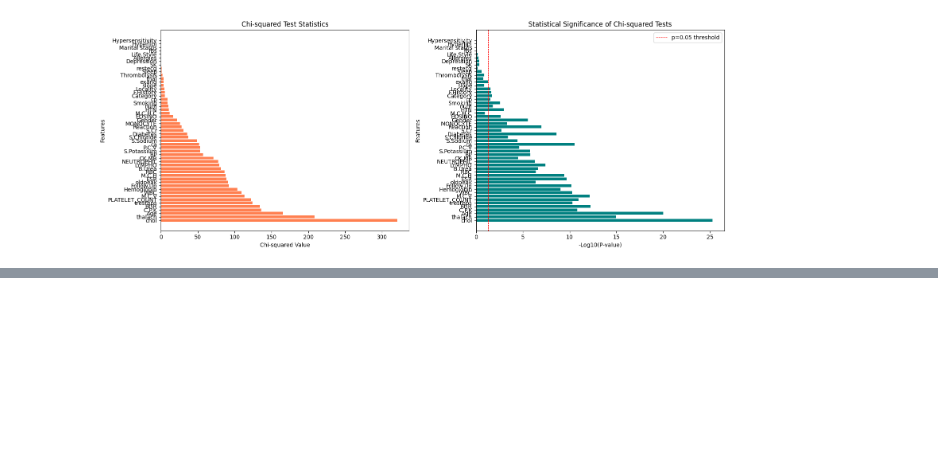
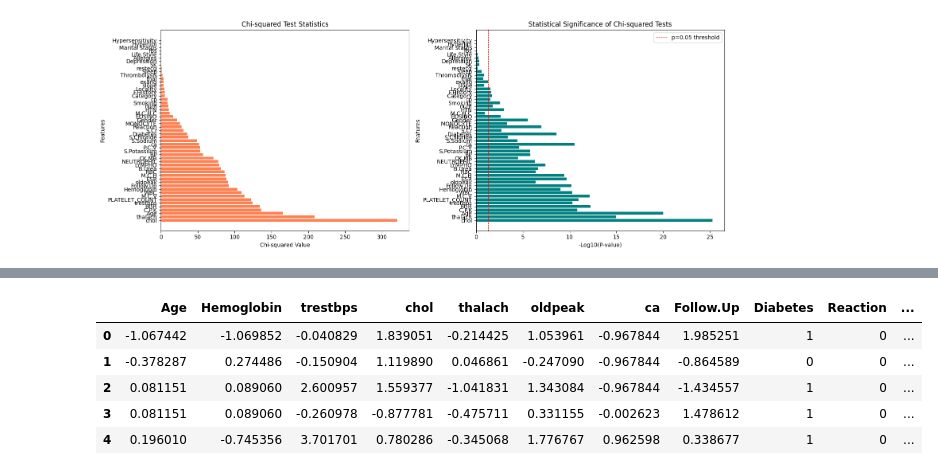
Before and after one commit to Akshit-H-Jain/heart-failure-prediction, a Jupyter notebook: notebooks/health-disease-prediction.ipynb, the cells around one changed output, grey strips where cells are left out. Cells and saved outputs as stored; diff of their text form; code cells hidden in the pictures; blank space fills up the shorter version.

```diff
--- a/notebooks/health-disease-prediction.ipynb
+++ b/notebooks/health-disease-prediction.ipynb
@@ -640,3 +640,14 @@ Marital status      0.045743  8.306431e-01    1
 Hyperlipi           0.032087  8.578375e-01    1
 Hypersensitivity    0.000000  1.000000e+00    1
 [figure]
+# %%
+important_features = ['Age', 'chol', 'ca', 'thalach', 'trestbps', 'Follow.Up', 'oldpeak', 'Diabetes', 'Hemoglobin', 'Reaction', 'Mortality']
+columns_to_drop = [col for col in clear_df.columns if col not in important_features]
+
+model_df_standard = clear_df.drop(columns=columns_to_drop)
+# %%
+binary_columns = ['Diabetes', 'Reaction', 'Mortality']
+
+binary_features = model_df_standard[binary_columns]
+continuous_features = model_df_standard.drop(columns=binary_columns)
+continuous_features.head()
@@ -642,0 +676,10 @@ Hypersensitivity    0.000000  1.000000e+00    1
+# %%
+from sklearn.preprocessing import StandardScaler
+
+scaler = StandardScaler()
+
+scaled_continuous_features = scaler.fit_transform(continuous_features)
+# scaled_continuous_features
+# %%
+scaled_continuous_features_df = pd.DataFrame(scaled_continuous_features, columns=continuous_features.columns, index=continuous_features.index)
+scaled_continuous_features_df.head()
@@ -642,0 +693,10 @@ Hypersensitivity    0.000000  1.000000e+00    1
+# %%
+scaled_df = pd.merge(scaled_continuous_features_df, binary_features, left_index=True, right_index=True)
+scaled_df.head()
+# %% [output]
+|  | Age | Hemoglobin | trestbps | chol | thalach | oldpeak | ca | Follow.Up | Diabetes | Reaction | ... |
+| 0 | -1.067442 | -1.069852 | -0.040829 | 1.839051 | -0.214425 | 1.053961 | -0.967844 | 1.985251 | 1 | 0 | ... |
+| 1 | -0.378287 | 0.274486 | -0.150904 | 1.119890 | 0.046861 | -0.247090 | -0.967844 | -0.864589 | 0 | 0 | ... |
+| 2 | 0.081151 | 0.089060 | 2.600957 | 1.559377 | -1.041831 | 1.343084 | -0.967844 | -1.434557 | 1 | 0 | ... |
+| 3 | 0.081151 | 0.089060 | -0.260978 | -0.877781 | -0.475711 | 0.331155 | -0.002623 | 1.478612 | 1 | 0 | ... |
+| 4 | 0.196010 | -0.745356 | 3.701701 | 0.780286 | -0.345068 | 1.776767 | 0.962598 | 0.338677 | 1 | 0 | ... |
```
Also changed, not shown: parts of 31 cells of this notebook.
